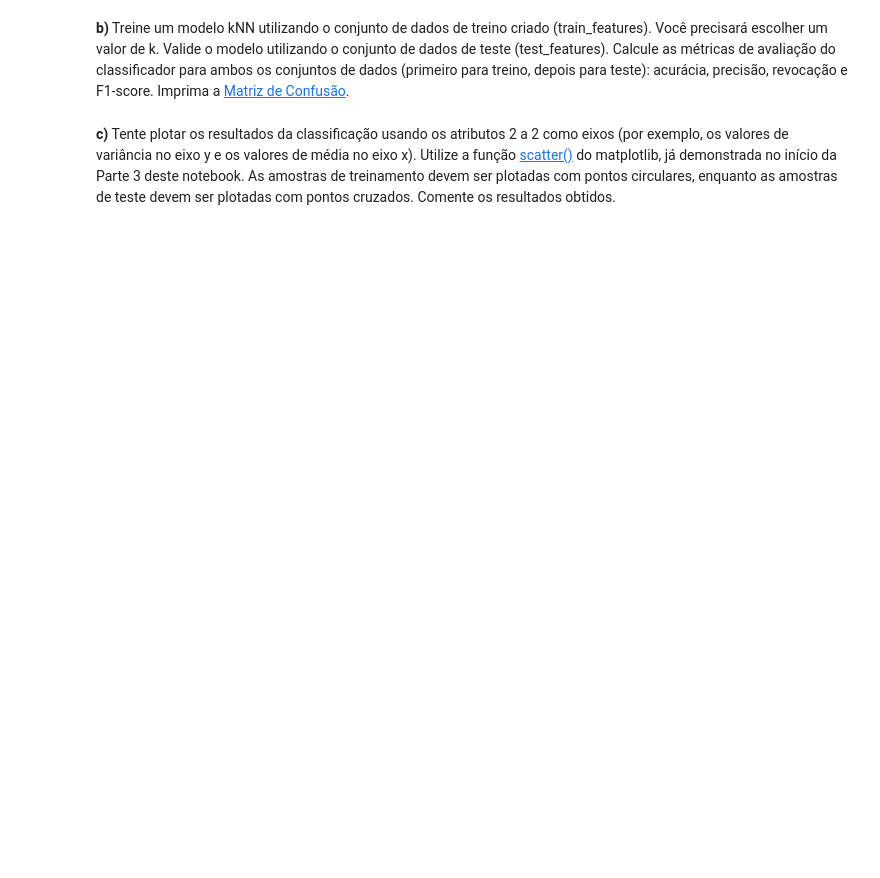
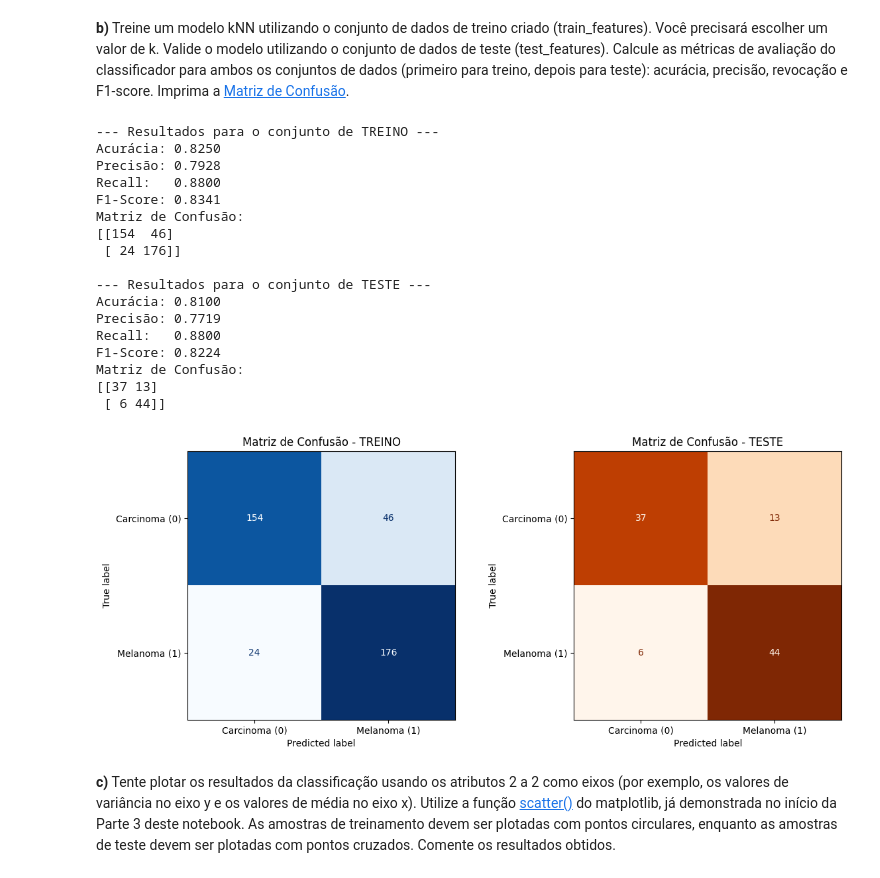
Before and after one commit to UNICAMP-EA979/2026s1-pi02-histogramas-knn-paulosnf12, a Jupyter notebook: Atividade.ipynb, the cells around one changed output. Saved outputs shown, nothing was run; the diff lists cells and outputs as text; code cells hidden in the pictures; blank space fills up the shorter version.

```diff
--- a/Atividade.ipynb
+++ b/Atividade.ipynb
@@ -362,2 +539,73 @@ Utilize os conjuntos de dados criados anteriormente para obter os vetores de atr
+# %%
+from sklearn.neighbors import KNeighborsClassifier
+from sklearn.metrics import (accuracy_score, precision_score, recall_score,
+                             f1_score, confusion_matrix, ConfusionMatrixDisplay)
+import matplotlib.pyplot as plt
+
+# 1. Escolhendo o valor de k e instanciando o modelo
+k = 5
+modelo_knn = KNeighborsClassifier(n_neighbors=k)
+
+# 2. Treinando o modelo com o conjunto de atributos de treinamento
+modelo_knn.fit(train_features, labels_train)
+
+# 3. Realizando as predições para os conjuntos de treino e teste
+y_pred_train = modelo_knn.predict(train_features)
+y_pred_test = modelo_knn.predict(test_features)
+
+# 4. Função auxiliar para calcular e imprimir as métricas
+def avaliar_modelo(y_true, y_pred, nome_conjunto):
+    acc = accuracy_score(y_true, y_pred)
+    prec = precision_score(y_true, y_pred)
+    rec = recall_score(y_true, y_pred)
+    f1 = f1_score(y_true, y_pred)
+    cm = confusion_matrix(y_true, y_pred)
+
+    print(f"--- Resultados para o conjunto de {nome_conjunto} ---")
+    print(f"Acurácia: {acc:.4f}")
+    print(f"Precisão: {prec:.4f}")
+    print(f"Recall:   {rec:.4f}")
+    print(f"F1-Score: {f1:.4f}")
+    print(f"Matriz de Confusão:\n{cm}\n")
+    return cm
+
+# Avaliando no Treino
+cm_train = avaliar_modelo(labels_train, y_pred_train, "TREINO")
+
+# Avaliando no Teste
+cm_test = avaliar_modelo(labels_test, y_pred_test, "TESTE")
+
+# 5. (Opcional) Plotando as Matrizes de Confusão de forma visual
+fig, ax = plt.subplots(1, 2, figsize=(12, 5))
+
+disp_train = ConfusionMatrixDisplay(confusion_matrix=cm_train, display_labels=['Carcinoma (0)', 'Melanoma (1)'])
+disp_train.plot(ax=ax[0], cmap='Blues', colorbar=False)
+ax[0].set_title('Matriz de Confusão - TREINO')
+
+disp_test = ConfusionMatrixDisplay(confusion_matrix=cm_test, display_labels=['Carcinoma (0)', 'Melanoma (1)'])
+disp_test.plot(ax=ax[1], cmap='Oranges', colorbar=False)
+ax[1].set_title('Matriz de Confusão - TESTE')
+
+plt.tight_layout()
+plt.show()
+# %% [output]
+--- Resultados para o conjunto de TREINO ---
+Acurácia: 0.8250
+Precisão: 0.7928
+Recall:   0.8800
+F1-Score: 0.8341
+Matriz de Confusão:
+[[154  46]
+ [ 24 176]]
+
+--- Resultados para o conjunto de TESTE ---
+Acurácia: 0.8100
+Precisão: 0.7719
+Recall:   0.8800
+F1-Score: 0.8224
+Matriz de Confusão:
+[[37 13]
+ [ 6 44]]
+[figure, added]
 # %% [markdown]
 **c)** Tente plotar os resultados da classificação usando os atributos 2 a 2 como eixos (por exemplo, os valores de variância no eixo y e os valores de média no eixo x). Utilize a função [scatter()](https://matplotlib.org/stable/api/_as_gen/matplotlib.pyplot.scatter.html) do matplotlib, já demonstrada no início da Parte 3 deste notebook. As amostras de treinamento devem ser plotadas com pontos circulares, enquanto as amostras de teste devem ser plotadas com pontos cruzados. Comente os resultados obtidos.
```
Also changed, not shown: parts of 25 cells of this notebook.
